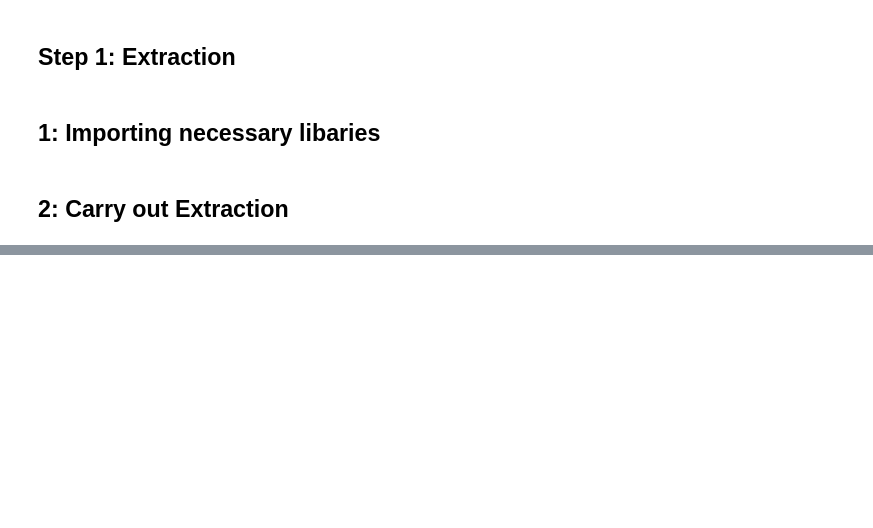
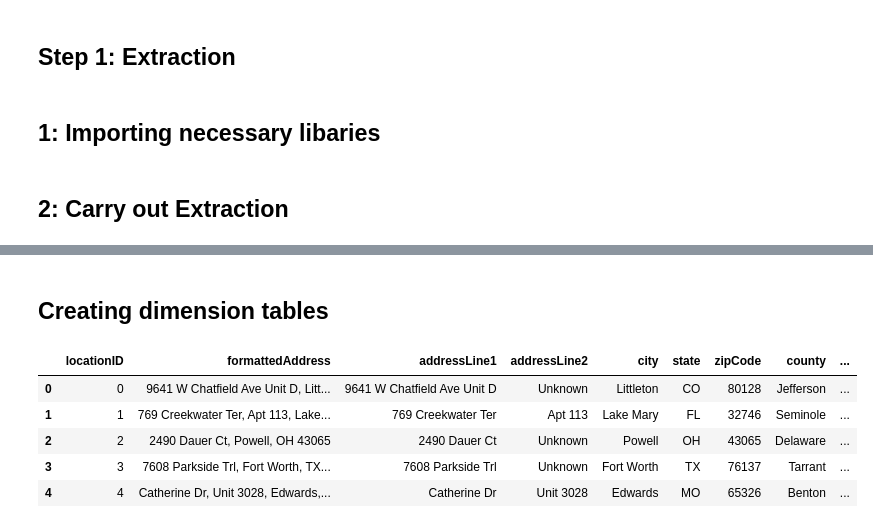
Before and after one commit to uchy4life/Mars_realtor, a Jupyter notebook: etl_solution.ipynb, the cells around one changed output, grey strips where cells are left out. Saved outputs shown, nothing was run; the diff lists cells and outputs as text; code cells hidden in the pictures; blank space fills up the shorter version.

```diff
--- a/etl_solution.ipynb
+++ b/etl_solution.ipynb
@@ -52,0 +73,27 @@ Index(['id', 'formattedAddress', 'addressLine1', 'addressLine2', 'city',
+# %%
+# Replace missing values with appropriate replacements
+real_estate_df. fillna({
+'bedrooms': 0.0,
+'bathrooms': 0.0,
+'squareFootage': 0.0,
+'yearBuilt': 0.0,
+'features': 'Unknown',
+'assessorID': 'Unknown',
+'legalDescription': 'Unknown',
+'ownerOccupied': 0.0,
+'bathroom': 0.0,
+'lotSize': 0.0,
+'propertyType': 'Unknown',
+'taxAssessments': 'Unknown',
+'propertyTaxes': 'Unknown',
+'lastSalePrice': 0.0,
+'lastSaleDate' : 'Unknown',
+'county':'Unknown',
+'zoning': 'Unknown',
+'subdivision': 'Unknown',
+'addressLine2': 'Unknown',
+'hoa': 'Unknown',
+'owner': 'Unknown',
+ 'history': 'Unknown',
+'subdivision': 'Unknown'
+}, inplace=True)
@@ -52,0 +120,16 @@ Index(['id', 'formattedAddress', 'addressLine1', 'addressLine2', 'city',
+# %% [markdown]
+## Creating dimension tables
+# %%
+location_dim = real_estate_df[['formattedAddress', 'addressLine1', 'addressLine2', 'city','state', 'zipCode', 'county', 'latitude', 'longitude']].copy().drop_duplicates().reset_index(drop=True)
+location_dim.index.name = 'locationID'
+# %%
+location_dim = location_dim.reset_index()
+# %%
+location_dim.head()
+# %% [output]
+|  | locationID | formattedAddress | addressLine1 | addressLine2 | city | state | zipCode | county | ... |
+| 0 | 0 | 9641 W Chatfield Ave Unit D, Litt... | 9641 W Chatfield Ave Unit D | Unknown | Littleton | CO | 80128 | Jefferson | ... |
+| 1 | 1 | 769 Creekwater Ter, Apt 113, Lake... | 769 Creekwater Ter | Apt 113 | Lake Mary | FL | 32746 | Seminole | ... |
+| 2 | 2 | 2490 Dauer Ct, Powell, OH 43065 | 2490 Dauer Ct | Unknown | Powell | OH | 43065 | Delaware | ... |
+| 3 | 3 | 7608 Parkside Trl, Fort Worth, TX... | 7608 Parkside Trl | Unknown | Fort Worth | TX | 76137 | Tarrant | ... |
+| 4 | 4 | Catherine Dr, Unit 3028, Edwards,... | Catherine Dr | Unit 3028 | Edwards | MO | 65326 | Benton | ... |
```
Also changed, not shown: parts of 22 cells of this notebook, 2 other files.
